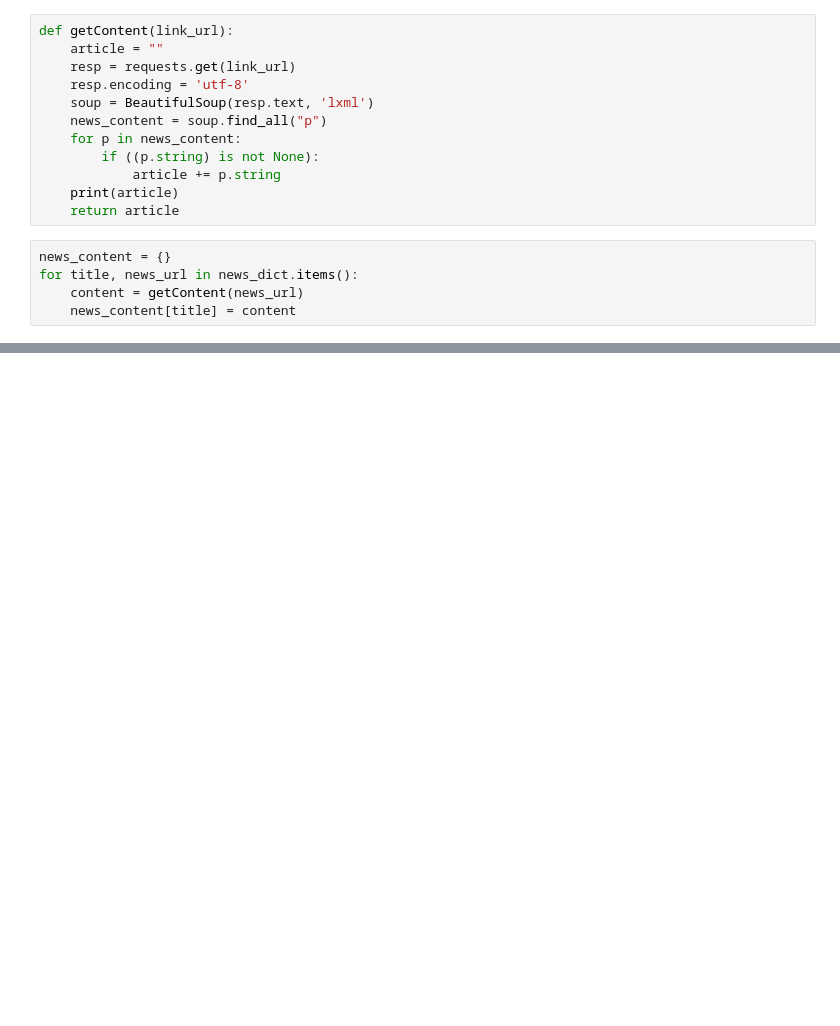
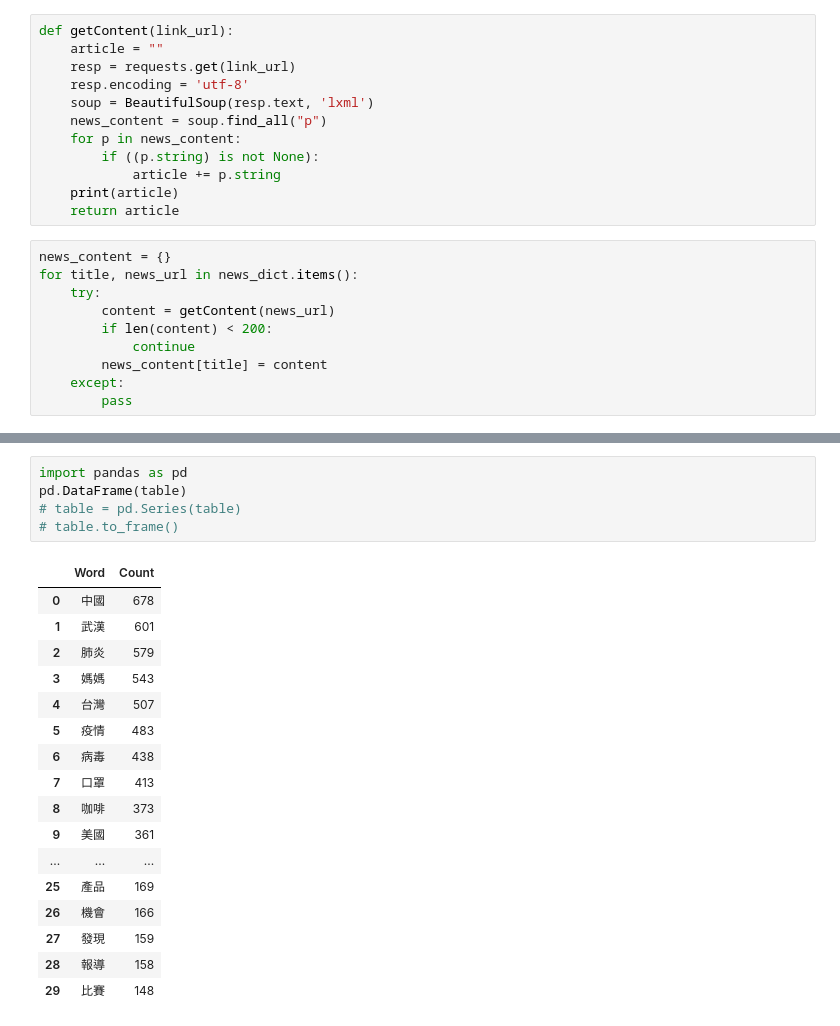
Before and after one commit to oliverhua/1st-PyCrawlerMarathon, a Jupyter notebook: CUPOY/cupoy.ipynb, the cells around one changed output, grey strips where cells are left out. Drawn from its saved outputs; the diff is of its cells as text; blank space fills up the shorter version.

```diff
--- a/CUPOY/cupoy.ipynb
+++ b/CUPOY/cupoy.ipynb
@@ -86,6 +82,11 @@ def getContent(link_url):
 # %%
 news_content = {}
 for title, news_url in news_dict.items():
-    content = getContent(news_url)
-    news_content[title] = content
+    try:
+        content = getContent(news_url)
+        if len(content) < 200:
+            continue
+        news_content[title] = content
+    except:
+        pass
 # %% [output]
@@ -112,0 +146,23 @@ KeyError: 1
+# %%
+import pandas as pd
+pd.DataFrame(table)
+# table = pd.Series(table)
+# table.to_frame()
+# %% [output]
+|  | Word | Count |
+| 0 | 中國 | 678 |
+| 1 | 武漢 | 601 |
+| 2 | 肺炎 | 579 |
+| 3 | 媽媽 | 543 |
+| 4 | 台灣 | 507 |
+| 5 | 疫情 | 483 |
+| 6 | 病毒 | 438 |
+| 7 | 口罩 | 413 |
+| 8 | 咖啡 | 373 |
+| 9 | 美國 | 361 |
+| ... | ... | ... |
+| 25 | 產品 | 169 |
+| 26 | 機會 | 166 |
+| 27 | 發現 | 159 |
+| 28 | 報導 | 158 |
+| 29 | 比賽 | 148 |
```
Also changed, not shown: parts of 10 cells of this notebook, 7 other files.
